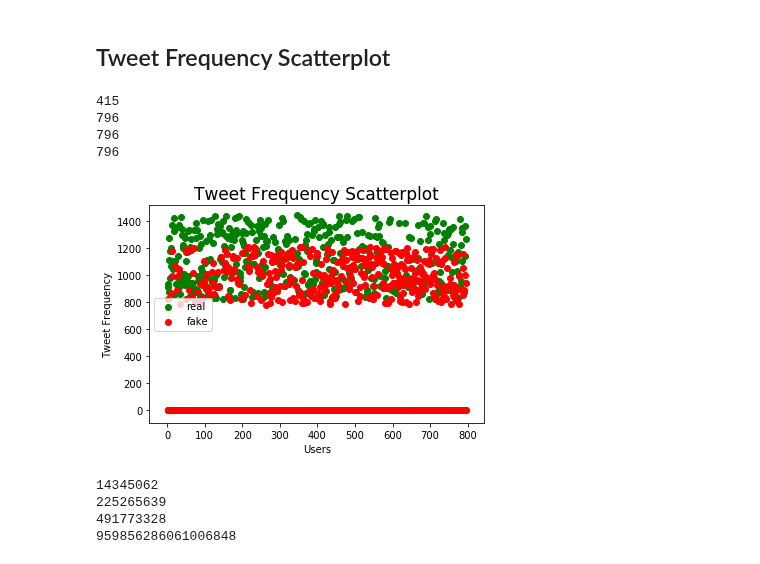
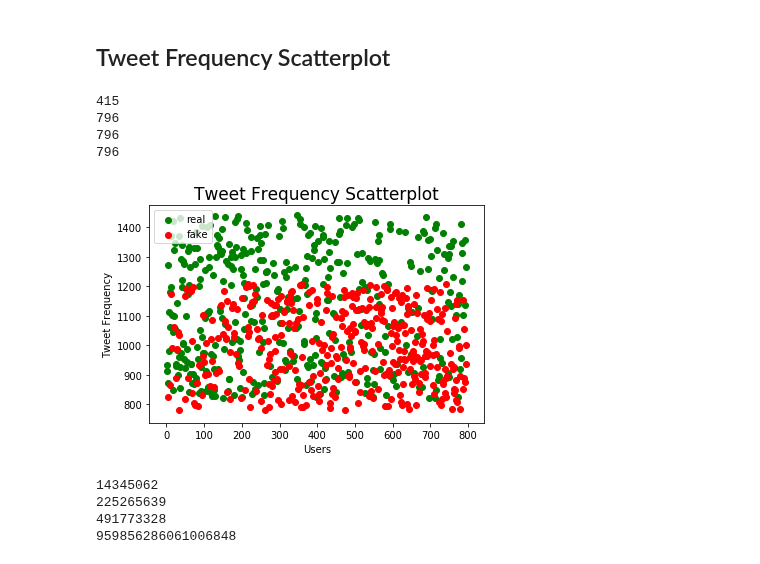
Before and after one commit to henmja/Detecting-Fake-News-and-Rumors-in-Twitter-Using-Deep-Neural-Networks, a Jupyter notebook: Plot.ipynb, the cells around one changed output. Cells and saved outputs as stored; diff of their text form; code cells hidden in the pictures.

```diff
--- a/Plot.ipynb
+++ b/Plot.ipynb
@@ -231,10 +231,10 @@ fakeUsersTotal = dict(fakeUsers)
 print(len(realUsersTotal.keys()))
 for key in fakeUsers:
     if key not in realUsers.keys():
-        realUsersTotal[key] = 0
+        realUsersTotal[key] = np.nan
 for key in realUsers:
     if key not in fakeUsers.keys():
-        fakeUsersTotal[key] = 0
+        fakeUsersTotal[key] = np.nan
 print(len(realUsersTotal.keys()))
 
 #plt.scatter(realUsersTotal.items(),fakeUsersTotal.items())
@@ -253,34 +253,34 @@ for key in realUsersTotal.keys():
     items.append(realUsersTotal[key])
 for key in fakeUsersTotal.keys():
     fakeItems.append(fakeUsersTotal[key])
 
 keys = sorted(set(list(realUsersTotal.keys())+list(fakeUsersTotal.keys())))
 
 #add values from set of real and fake to realUsersTotal if 77
 d = dict([(y,x+1) for x,y in enumerate(keys)])
 temp = [d[x] for x in realUsersTotal.keys()]
 for i,key in enumerate(temp):
     realUsersTotal[key] = realUsersTotal.pop(list(d)[i])
 
 d2 = dict([(y,x+1) for x,y in enumerate(keys)])
 temp = [d2[x] for x in fakeUsersTotal.keys()]
 for i,key in enumerate(temp):
     fakeUsersTotal[key] = fakeUsersTotal.pop(list(d2)[i])
 
 print(len(fakeUsersTotal))
 ax1.scatter(realUsersTotal.keys(), items, c='g', label='real')
 ax1.scatter(fakeUsersTotal.keys(), fakeItems, c='r', label='fake')
 ax1.set_xlabel('Users')
 ax1.set_ylabel('Tweet Frequency')
 plt.title("Tweet Frequency Scatterplot", fontsize=17)
 plt.legend();
 plt.show()
 # %% [output]
 415
 796
 796
 796
-[figure, old version]
+[figure, new version]
 # %%
 for key in realUsers.keys():
     if key in fakeUsers.keys():
```
Also changed, not shown: parts of 7 cells of this notebook.
